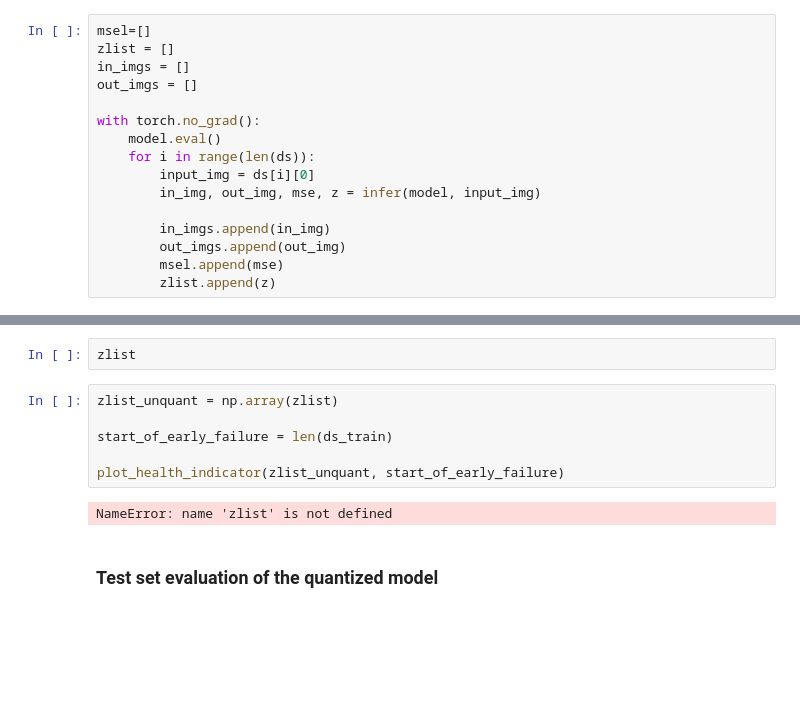
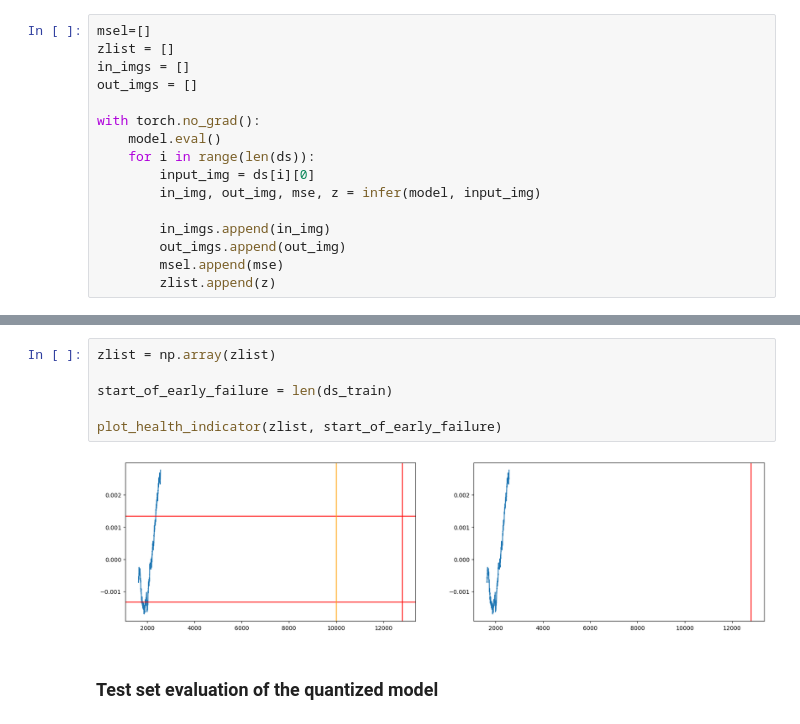
Before and after one commit to bitmorse/bearings-max78000, a Jupyter notebook: playground.ipynb, the cells around one changed output, grey strips where cells are left out. Cells and saved outputs as stored; diff of their text form; blank space fills up the shorter version.

```diff
--- a/playground.ipynb
+++ b/playground.ipynb
@@ -218,13 +272,11 @@ for i in range(10):
-# %%
-zlist
 # %%
-zlist_unquant = np.array(zlist)
+zlist = np.array(zlist)
 
 start_of_early_failure = len(ds_train)
 
-plot_health_indicator(zlist_unquant, start_of_early_failure)
+plot_health_indicator(zlist, start_of_early_failure)
 # %% [output]
-NameError: name 'zlist' is not defined
+[figure, added]
 # %% [markdown]
 ### Test set evaluation of the quantized model
 # %%
```
Also changed, not shown: parts of 10 cells of this notebook.
